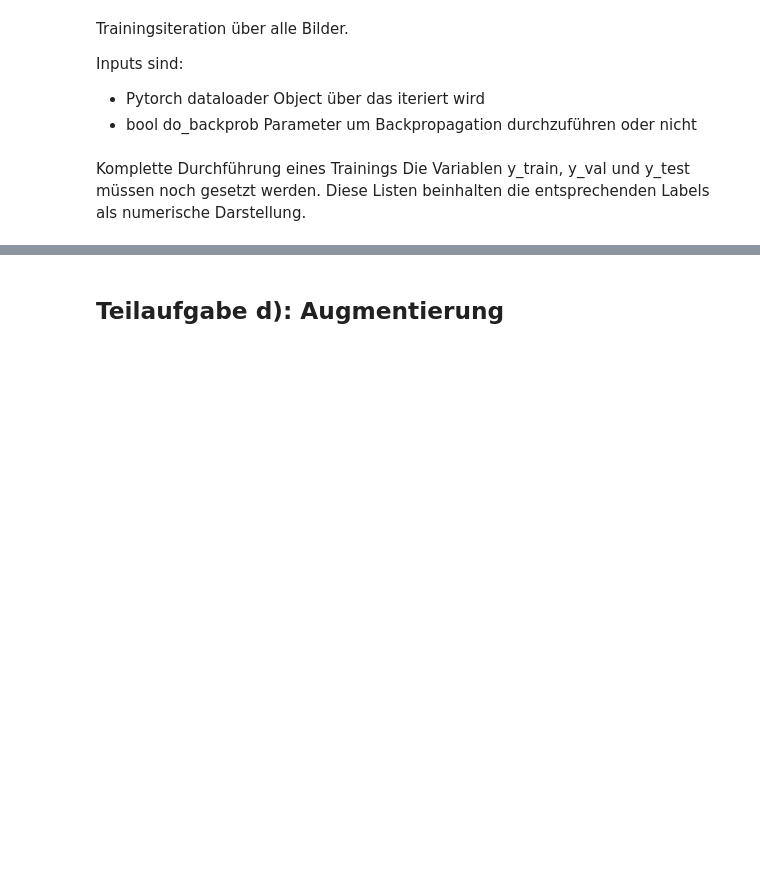
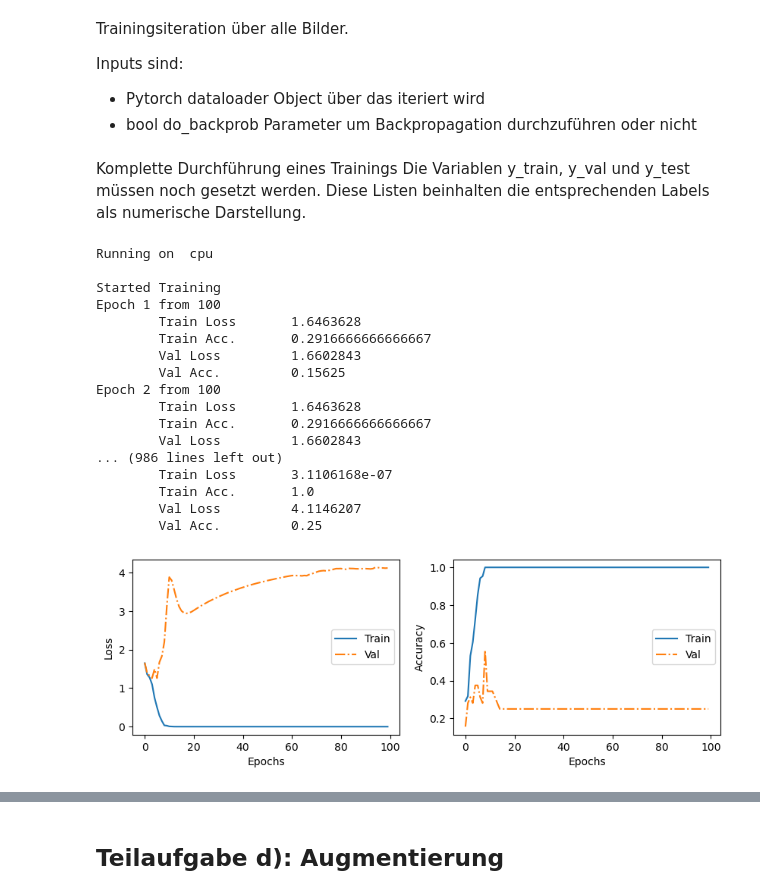
Before and after one commit to Naiilik/Tobi, a Jupyter notebook: code/aufgabe3.ipynb, the cells around one changed output, grey strips where cells are left out. Drawn from its saved outputs; the diff is of its cells as text; code cells hidden in the pictures; blank space fills up the shorter version.

```diff
--- a/code/aufgabe3.ipynb
+++ b/code/aufgabe3.ipynb
@@ -160,10 +167,28 @@ def run_iteration(dataloader, do_backprob=True):
 Komplette Durchführung eines Trainings
 Die Variablen y_train, y_val und y_test müssen noch gesetzt werden. Diese Listen beinhalten die entsprechenden Labels als numerische Darstellung.
 # %%
+# Flache Listen für alle Bildpfade erzeugen
+# => Vermeidung von Indexfehlern bei der Übergabe des Datasets an den Dataloader
+flat_training_path_list = sum(training_path_list, [])
+flat_validation_path_list = sum(validation_path_list, [])
+flat_test_path_list = sum(test_path_list, [])
+
+
 # Training settings - bei Bedarf anpassbar
 max_epoch = 100
 batch_size = 16
 lr = 0.001
+
+# Labeling der Trainingdaten flur, labor, professorenbuero, teekueche (0 = Flur, 1 = Labor, 2 = Professorenbuero, 3 = Teekeuche)
+y_train = [0]*15 + [1]*15 + [2]*15 +[3]*15
+
+# Labeling der Testdaten
+y_test = [0]*5 + [1]*5 + [2]*5 +[3]*5
+
+# Labeling der Validierungsdaten
+y_val = [0]*5 + [1]*5 + [2]*5 + [3]*5
+
+
 
 # Transformations for dataloader
 t_train = T.Compose([T.ToPILImage(),
@@ -180,16 +205,20 @@ t_test = T.Compose([T.ToPILImage(),
 device = torch.device("cuda:0" if torch.cuda.is_available() else "cpu")
 print("Running on ",device)
 
-# Training Data, NOTE: y_train labels need to be set
-dataset_train = ROBDataset(training_path_list, y_train, transform=t_train)
+
+# Training Data, NOTE: y_train labels need to be set CHECK
+# Übergabe des flachen Liste an dem Dataset
+dataset_train = ROBDataset(flat_training_path_list, y_train, transform=t_train)
 dataloader_train = DataLoader(dataset_train, batch_size=batch_size, shuffle=True)
 
-# Validation Data, NOTE: y_val labels need to be set
-dataset_val = ROBDataset(validation_path_list, y_val, transform=t_train)
+# Validation Data, NOTE: y_val labels need to be set CHECK
+# Übergabe des flachen Liste an dem Dataset
+dataset_val = ROBDataset(flat_validation_path_list, y_val, transform=t_train)
 dataloader_val = DataLoader(dataset_val, batch_size=batch_size, shuffle=False)
 
-# Test Data, NOTE: y_test labels need. to be set
-dataset_test = ROBDataset(test_path_list, y_test,transform=t_test)
+# Test Data, NOTE: y_test labels need. to be set CHECK
+# Übergabe des flachen Liste an dem Dataset
+dataset_test = ROBDataset(flat_test_path_list, y_test,transform=t_test)
 dataloader_test = DataLoader(dataset_test, batch_size=batch_size, shuffle=False)
 
 # Network, optimizer and loss initialisation
@@ -212,37 +241,61 @@ for epoch in range(0,max_epoch):  # loop over the dataset multiple times
 
     ### TRAINING ###
     net.train()
-    train_loss_iter, train_acc_iter = run_iteration(dataloader_train)
+    try:
+        train_loss_iter, train_acc_iter = run_iteration(dataloader_train)
+    except Exception as e:
+        print(f"Fehler in run_iteration: {e}")
+        print(f"dataloader_train Länge: {len(dataloader_train)}")
+        break
 
     # Logging loss and accuarcy of training iteration
     train_loss_epoch.append(train_loss_iter)
     train_acc_epoch.append(train_acc_iter)
     print("\tTrain Loss\t",train_loss_iter)
     print("\tTrain Acc.\t",train_acc_iter)
 
     ### VALIDATION ###
     with torch.no_grad():  # No gradient calculation
         net.eval()
         val_loss_iter, val_acc_iter = run_iteration(dataloader_val,do_backprob=False)
 
         # Logging loss and accuarcy of validation iteration
         val_loss_epoch.append(val_loss_iter)
         val_acc_epoch.append(val_acc_iter)
         print("\tVal Loss\t",val_loss_iter)
         print("\tVal Acc.\t",val_acc_iter)
 
 # Plotting results
 fig, ax = plt.subplots(nrows=1,ncols=2,figsize=(10,3))
 ax[0].plot(train_loss_epoch,label="Train")
 ax[0].plot(val_loss_epoch,label="Val",linestyle="-.")
 ax[0].set_ylabel('Loss')
 ax[0].set_xlabel('Epochs')
 ax[0].legend()
 
 ax[1].plot(train_acc_epoch,label="Train")
 ax[1].plot(val_acc_epoch,label="Val",linestyle="-.")
 ax[1].set_ylabel('Accuracy')
 ax[1].set_xlabel('Epochs')
 ax[1].legend()
 plt.savefig("loss_augmentation.png",format="png",bbox_inches="tight")
 plt.show()
+# %% [output]
+Running on  cpu
+
+Started Training
+Epoch 1 from 100
+        Train Loss       1.6463628
+        Train Acc.       0.2916666666666667
+        Val Loss         1.6602843
+        Val Acc.         0.15625
+Epoch 2 from 100
+        Train Loss       1.6463628
+        Train Acc.       0.2916666666666667
+        Val Loss         1.6602843
+... (986 lines left out)
+        Train Loss       3.1106168e-07
+        Train Acc.       1.0
+        Val Loss         4.1146207
+        Val Acc.         0.25
+[figure, added]
```
Also changed, not shown: parts of 4 cells of this notebook, 1 other file.
